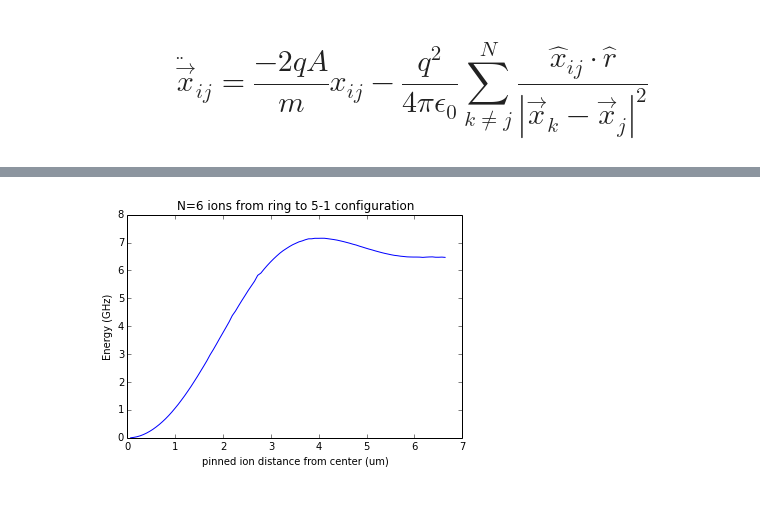
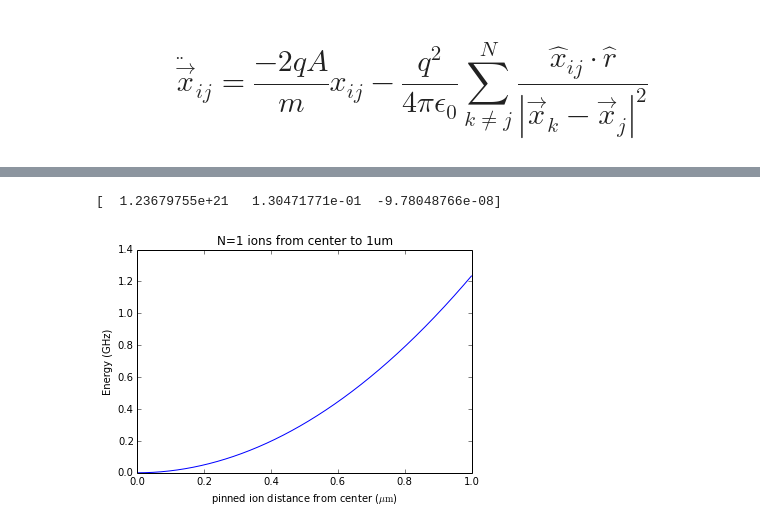
Before and after one commit to CampbellGroup/Qsim, a Jupyter notebook: Ipython-Notebooks/Crystal_Configurations.ipynb, the cells around one changed output, grey strips where cells are left out. Cells and saved outputs as stored; diff of their text form; code cells hidden in the pictures; blank space fills up the shorter version.

```diff
--- a/Ipython-Notebooks/Crystal_Configurations.ipynb
+++ b/Ipython-Notebooks/Crystal_Configurations.ipynb
@@ -107,7 +107,7 @@ def make_crystal(N_ions = 6, pos_spread = 160e-6, iterations = 800,
     iters = 0
     E = [E0]
     last_E = E0
-
+    ions[0].constant = True
     while iters < iterations:
         iters +=1
         for i, particle in enumerate(ions):
@@ -125,6 +125,3 @@ def make_crystal(N_ions = 6, pos_spread = 160e-6, iterations = 800,
                     particle.y = particle.lasty
 
     return E[-1], ions
-# %%
-E, ions = make_crystal(N_ions = 6, assy = 2, iterations = 1000)
-plot_ions(ions)
@@ -133,16 +190,16 @@ plot_ions(ions)
 # %%
 Eprofile = []
 Ydistance = []
-for i in range(100):
-    starting_ions = symmetric_6(6.64e-6)
-    starting_ions[0].y = starting_ions[0].y - starting_ions[0].y * 0.01 * i
-    print starting_ions[0].y
+for i in range(1000):
+    starting_ions = one_ion(0)
+    starting_ions[0].y = starting_ions[0].y + 1e-9*i
     Ydistance.append(starting_ions[0].y)
     ions[0].constant = True
-    E, ions = make_crystal(6, starting_ions = starting_ions, iterations = 2000, pos_spread = 20e-6)
+    E, ions = make_crystal(1, starting_ions = starting_ions, iterations = 2000, pos_spread = 20e-6)
     Eprofile.append(E)
-    if i % 10 == 0:
+    if i % 100 == 0:
         print E
+        print starting_ions[0].y
         plt.show()
         plot_ions(ions)
         plt.savefig('simulated_%s_ion_.pdf' % str(len(ions)))
@@ -261,11 +295,15 @@ print freq
 # %%
 Eprofile = np.array(Eprofile)
 Ydistance = np.array(Ydistance)
 freq = (Eprofile - np.min(Eprofile))/6.6e-34
-plt.plot(Ydistance * 1e6, freq/1e9)
-plt.title('N=6 ions from ring to 5-1 configuration')
-plt.xlabel('pinned ion distance from center (um)')
+plt.plot(Ydistance*1e6 , freq/1e9)
+z = np.polyfit(Ydistance , freq, 2)
+print z
+plt.title('N=1 ions from center to 1um')
+#plt.plot(Ydistance * 1e6, z[0]*(Ydistance*1e6)**2, 'g--')
+plt.xlabel(r'pinned ion distance from center ($\mu \mathrm{m}$)')
 plt.ylabel('Energy (GHz)')
-plt.savefig('6ring-5_1_transition.pdf')
+plt.savefig('1_ion_dragged.pdf')
 # %% [output]
+[  1.23679755e+21   1.30471771e-01  -9.78048766e-08]
-[figure, old version]
+[figure, new version]
```
Also changed, not shown: parts of 16 cells of this notebook, 6 other files.
